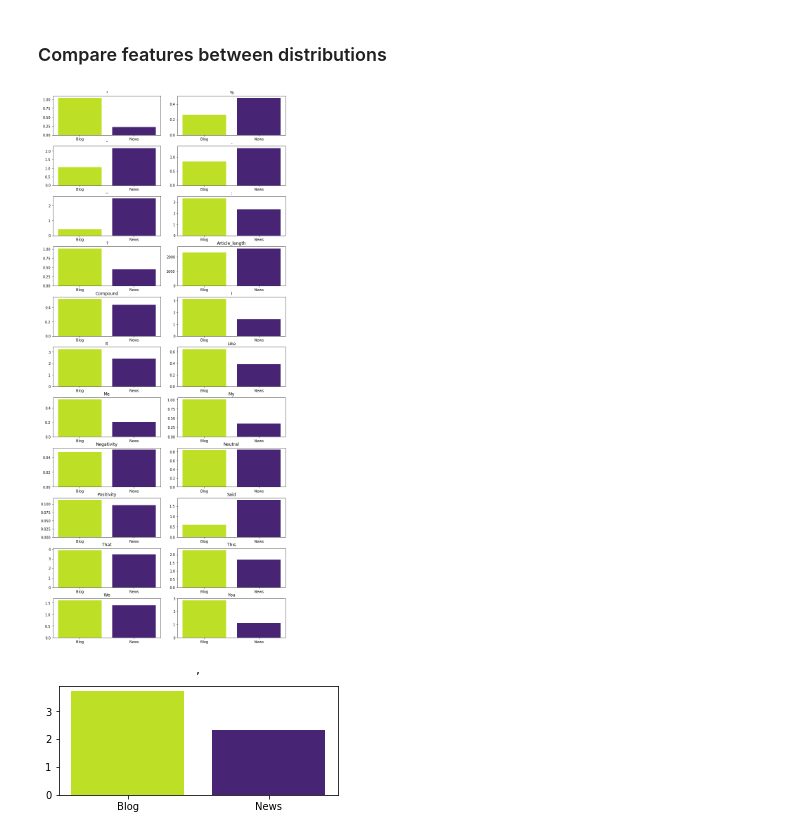
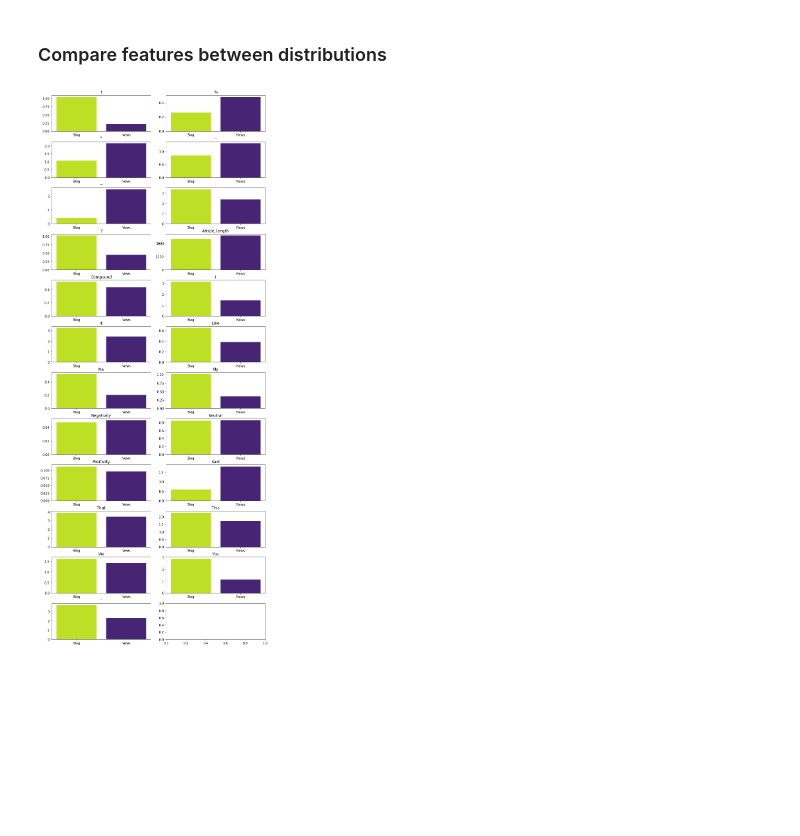
Before and after one commit to eriklindernoren/PFTA-Final-Assignment, a Jupyter notebook: visualize_data.ipynb, the cells around one changed output. Drawn from its saved outputs; the diff is of its cells as text; code cells hidden in the pictures; blank space fills up the shorter version.

```diff
--- a/visualize_data.ipynb
+++ b/visualize_data.ipynb
@@ -81,39 +82,29 @@ print ("")
 # %%
 
 feature_names = [col for col in dataset.columns if col != "blog"]
 
 news_articles = dataset[dataset['blog'] == 0][feature_names].mean()
 blog_articles = dataset[dataset['blog'] == 1][feature_names].mean()
 
 mean_values = []
 for feature_name in feature_names:
     mean_values.append((news_articles[feature_name], blog_articles[feature_name]))
 
 colors = [cmap(0.1), cmap(0.9)]
 
 # Plot grid
 
 n_cols = 2
-n_rows = int(len(feature_names)/n_cols)
+n_rows = math.ceil(len(feature_names)/n_cols)
 
 fw, fh = 10, n_rows*2
 fig, axes = plt.subplots(n_rows, n_cols, figsize=(fw, fh))
 fig.tight_layout()
-for i in range(n_cols*n_rows):
+for i in range(len(feature_names)):
     subplot = plt.subplot(n_rows, n_cols, i+1)
     subplot.set_title(feature_names[i].capitalize())
     subplot.bar(("News", "Blog"), mean_values[i], color=colors)
 plt.show()
 plt.close()
-
-# If there is a remaining feature => Plot it
-if n_cols*n_rows < len(feature_names):
-    # Plot the rest
-    fig = plt.figure(figsize=(int(fw/n_cols), int(fh/n_rows)))
-    plt.title(feature_names[i+1].capitalize())
-    plt.bar(("News", "Blog"), mean_values[i+1], color=colors)
-    plt.show()
-    plt.close()
 # %% [output]
-[figure, old version]
+[figure, new version]
-[figure, removed]
```
Also changed, not shown: parts of 1 cell of this notebook, 4 other files.
